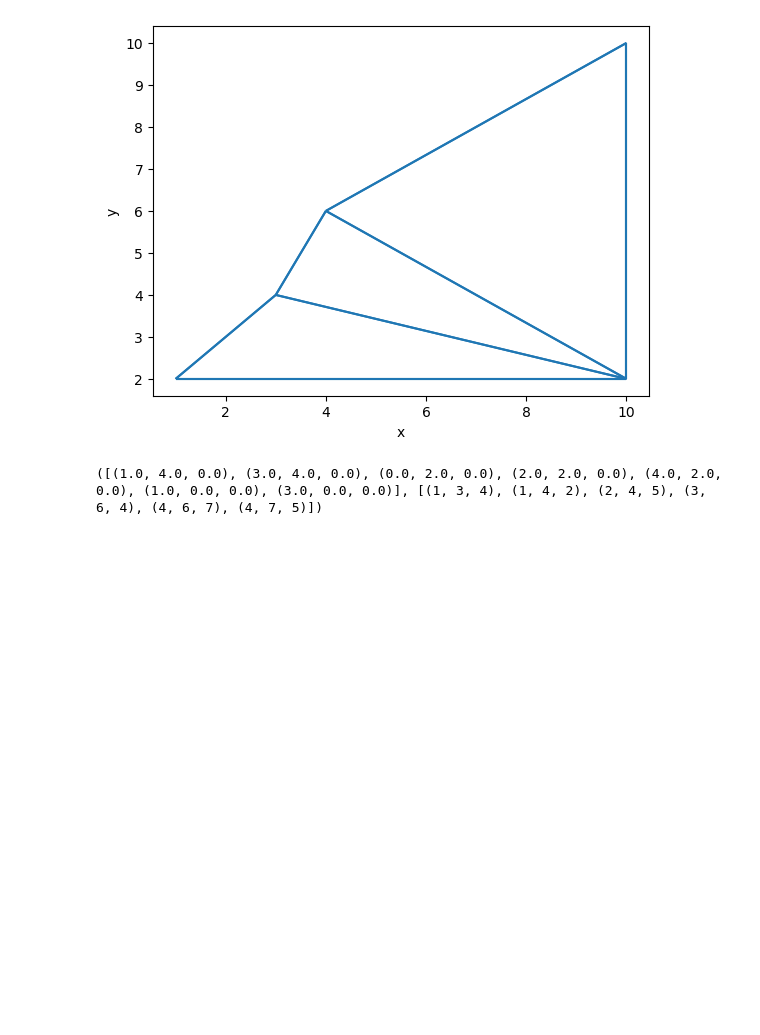
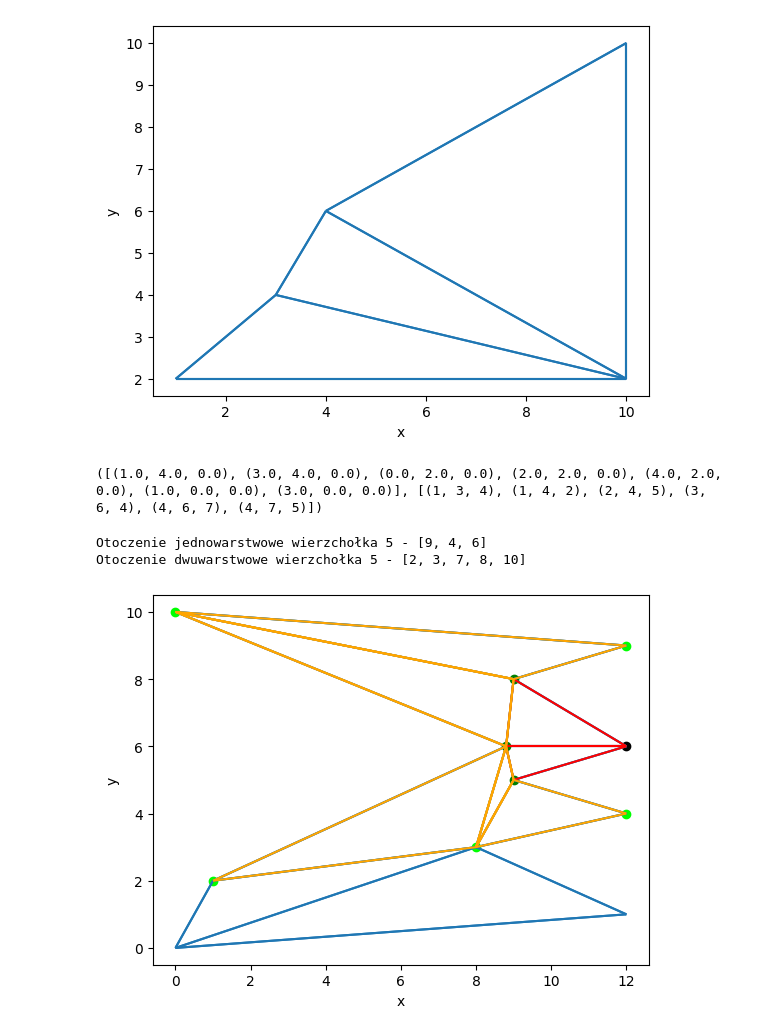
Before and after one commit to Blach03/AlgGeo-projekt, a Jupyter notebook: projekt.ipynb, the cells around one changed output. Drawn from its saved outputs; the diff is of its cells as text; code cells hidden in the pictures; blank space fills up the shorter version.

```diff
--- a/projekt.ipynb
+++ b/projekt.ipynb
@@ -194,3 +194,67 @@ def load_from_file(filename):
 print(load_from_file("triangles.txt"))
 # %% [output]
 ([(1.0, 4.0, 0.0), (3.0, 4.0, 0.0), (0.0, 2.0, 0.0), (2.0, 2.0, 0.0), (4.0, 2.0, 0.0), (1.0, 0.0, 0.0), (3.0, 0.0, 0.0)], [(1, 3, 4), (1, 4, 2), (2, 4, 5), (3, 6, 4), (4, 6, 7), (4, 7, 5)])
+# %%
+def find_neighbors(vertex_index, triangles):
+    neighbors_one_layer = set()
+    neighbors_two_layers = set()
+
+
+    for triangle in triangles:
+        if vertex_index in triangle:
+            neighbors_one_layer.update(triangle)
+            vis.add_line_segment([vertices[triangle[0]], vertices[triangle[1]]], color = 'red')
+            vis.add_line_segment([vertices[triangle[0]], vertices[triangle[2]]], color = 'red')
+            vis.add_line_segment([vertices[triangle[2]], vertices[triangle[1]]], color = 'red')
+
+    neighbors_one_layer.remove(vertex_index)
+
+
+    for neighbor in neighbors_one_layer:
+        for triangle in triangles:
+            if neighbor in triangle and vertex_index not in triangle:
+                neighbors_two_layers.update(triangle)
+                vis.add_line_segment([vertices[triangle[0]], vertices[triangle[1]]], color = 'orange')
+                vis.add_line_segment([vertices[triangle[0]], vertices[triangle[2]]], color = 'orange')
+                vis.add_line_segment([vertices[triangle[2]], vertices[triangle[1]]], color = 'orange')
+
+    neighbors_two_layers -= neighbors_one_layer
+    neighbors_two_layers.discard(vertex_index)
+
+    return list(neighbors_one_layer), list(neighbors_two_layers)
+
+
+vertices = points4
+
+triangles = triangulation4
+
+vis = Visualizer()
+vis.clear()
+triangulation = triangles
+points = vertices
+polygon = convert_to_lines(points)
+vis.add_line_segment(polygon)
+for triangle in triangulation:
+    add = [points[triangle[0]], points[triangle[1]], points[triangle[2]]]
+    lines = convert_to_lines(add)
+    vis.add_line_segment(lines)
+
+selected_vertex = 5
+one_layer_neighbors, two_layers_neighbors = find_neighbors(selected_vertex, triangles)
+
+vis.add_point(vertices[selected_vertex], color = "black")
+for point in one_layer_neighbors:
+    vis.add_point(vertices[point],color = "green")
+for point in two_layers_neighbors:
+    vis.add_point(vertices[point],color = "lime")
+
+
+vis.show()
+
+
+print("Otoczenie jednowarstwowe wierzchołka", selected_vertex, "-", one_layer_neighbors)
+print("Otoczenie dwuwarstwowe wierzchołka", selected_vertex, "-", two_layers_neighbors)
+# %% [output]
+Otoczenie jednowarstwowe wierzchołka 5 - [9, 4, 6]
+Otoczenie dwuwarstwowe wierzchołka 5 - [2, 3, 7, 8, 10]
+[figure, added]
```
Also changed, not shown: parts of 2 cells of this notebook.
